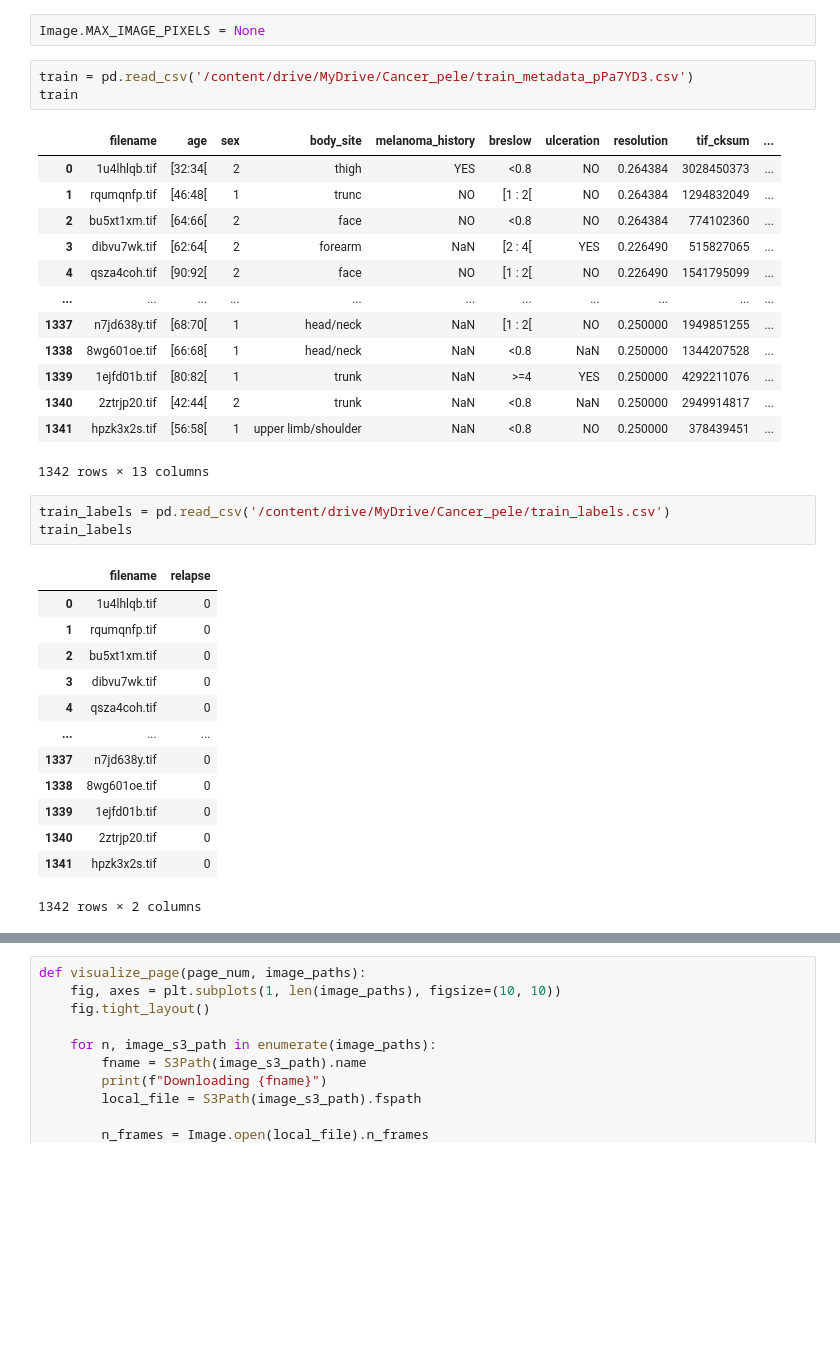
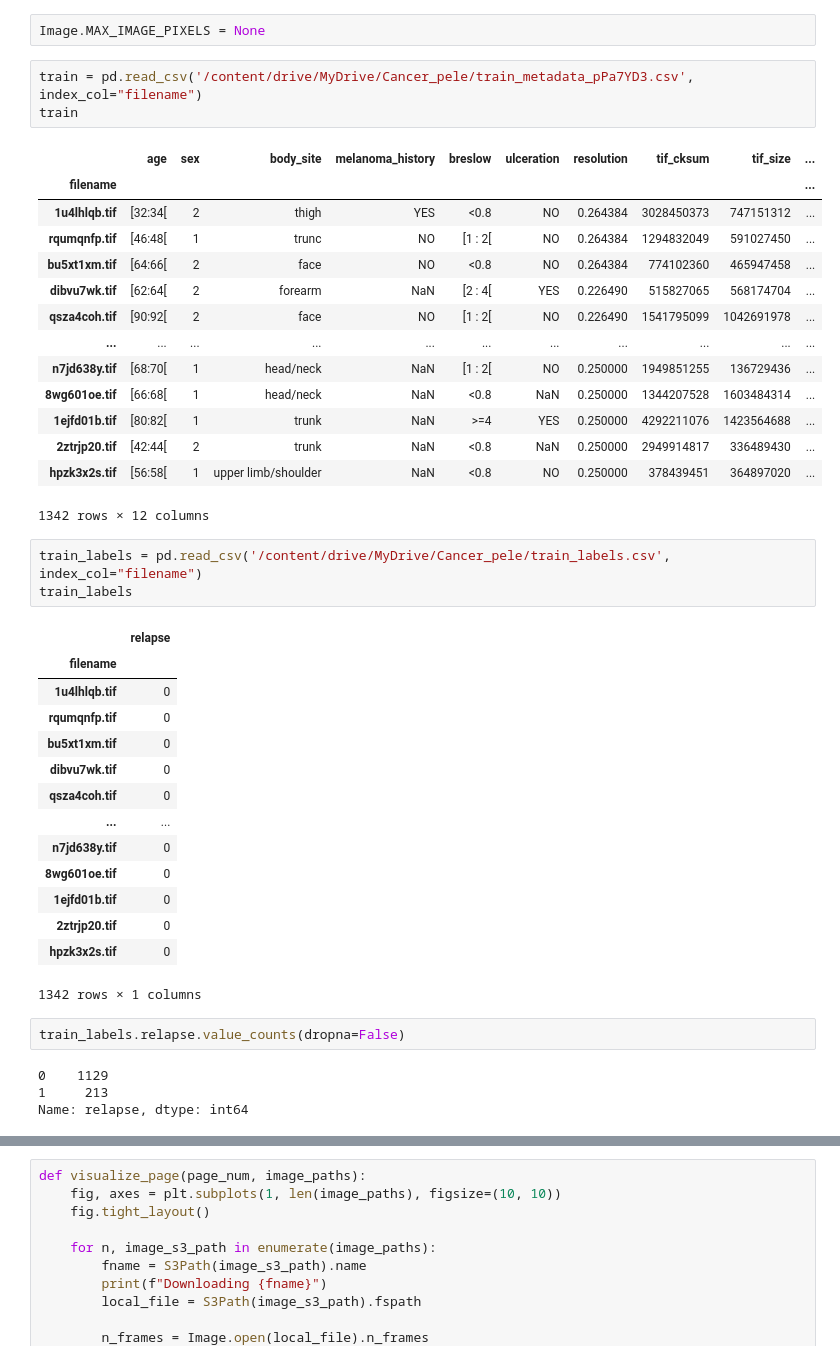
Before and after one commit to lucasfreire01/Cancer_pele, a Jupyter notebook: Cancer_pele.ipynb, the cells around one changed output, grey strips where cells are left out. Cells and saved outputs as stored; diff of their text form; blank space fills up the shorter version.

```diff
--- a/Cancer_pele.ipynb
+++ b/Cancer_pele.ipynb
@@ -51,37 +80,45 @@ from PIL import Image
 # %%
 Image.MAX_IMAGE_PIXELS = None
 # %%
-train = pd.read_csv('/content/drive/MyDrive/Cancer_pele/train_metadata_pPa7YD3.csv')
+train = pd.read_csv('/content/drive/MyDrive/Cancer_pele/train_metadata_pPa7YD3.csv', index_col="filename")
 train
 # %% [output]
-|  | filename | age | sex | body_site | melanoma_history | breslow | ulceration | resolution | tif_cksum | ... |
-| 0 | 1u4lhlqb.tif | [32:34[ | 2 | thigh | YES | <0.8 | NO | 0.264384 | 3028450373 | ... |
-| 1 | rqumqnfp.tif | [46:48[ | 1 | trunc | NO | [1 : 2[ | NO | 0.264384 | 1294832049 | ... |
-| 2 | bu5xt1xm.tif | [64:66[ | 2 | face | NO | <0.8 | NO | 0.264384 | 774102360 | ... |
-| 3 | dibvu7wk.tif | [62:64[ | 2 | forearm | NaN | [2 : 4[ | YES | 0.226490 | 515827065 | ... |
-| 4 | qsza4coh.tif | [90:92[ | 2 | face | NO | [1 : 2[ | NO | 0.226490 | 1541795099 | ... |
+|  | age | sex | body_site | melanoma_history | breslow | ulceration | resolution | tif_cksum | tif_size | ... |
+| filename |  |  |  |  |  |  |  |  |  | ... |
+| 1u4lhlqb.tif | [32:34[ | 2 | thigh | YES | <0.8 | NO | 0.264384 | 3028450373 | 747151312 | ... |
+| rqumqnfp.tif | [46:48[ | 1 | trunc | NO | [1 : 2[ | NO | 0.264384 | 1294832049 | 591027450 | ... |
+| bu5xt1xm.tif | [64:66[ | 2 | face | NO | <0.8 | NO | 0.264384 | 774102360 | 465947458 | ... |
+| dibvu7wk.tif | [62:64[ | 2 | forearm | NaN | [2 : 4[ | YES | 0.226490 | 515827065 | 568174704 | ... |
+| qsza4coh.tif | [90:92[ | 2 | face | NO | [1 : 2[ | NO | 0.226490 | 1541795099 | 1042691978 | ... |
 | ... | ... | ... | ... | ... | ... | ... | ... | ... | ... | ... |
-| 1337 | n7jd638y.tif | [68:70[ | 1 | head/neck | NaN | [1 : 2[ | NO | 0.250000 | 1949851255 | ... |
-| 1338 | 8wg601oe.tif | [66:68[ | 1 | head/neck | NaN | <0.8 | NaN | 0.250000 | 1344207528 | ... |
-| 1339 | 1ejfd01b.tif | [80:82[ | 1 | trunk | NaN | >=4 | YES | 0.250000 | 4292211076 | ... |
-| 1340 | 2ztrjp20.tif | [42:44[ | 2 | trunk | NaN | <0.8 | NaN | 0.250000 | 2949914817 | ... |
-| 1341 | hpzk3x2s.tif | [56:58[ | 1 | upper limb/shoulder | NaN | <0.8 | NO | 0.250000 | 378439451 | ... |
+| n7jd638y.tif | [68:70[ | 1 | head/neck | NaN | [1 : 2[ | NO | 0.250000 | 1949851255 | 136729436 | ... |
+| 8wg601oe.tif | [66:68[ | 1 | head/neck | NaN | <0.8 | NaN | 0.250000 | 1344207528 | 1603484314 | ... |
+| 1ejfd01b.tif | [80:82[ | 1 | trunk | NaN | >=4 | YES | 0.250000 | 4292211076 | 1423564688 | ... |
+| 2ztrjp20.tif | [42:44[ | 2 | trunk | NaN | <0.8 | NaN | 0.250000 | 2949914817 | 336489430 | ... |
+| hpzk3x2s.tif | [56:58[ | 1 | upper limb/shoulder | NaN | <0.8 | NO | 0.250000 | 378439451 | 364897020 | ... |
-1342 rows × 13 columns
+1342 rows × 12 columns
 # %%
-train_labels = pd.read_csv('/content/drive/MyDrive/Cancer_pele/train_labels.csv')
+train_labels = pd.read_csv('/content/drive/MyDrive/Cancer_pele/train_labels.csv', index_col="filename")
 train_labels
 # %% [output]
-|  | filename | relapse |
-| 0 | 1u4lhlqb.tif | 0 |
-| 1 | rqumqnfp.tif | 0 |
-| 2 | bu5xt1xm.tif | 0 |
-| 3 | dibvu7wk.tif | 0 |
-| 4 | qsza4coh.tif | 0 |
-| ... | ... | ... |
-| 1337 | n7jd638y.tif | 0 |
-| 1338 | 8wg601oe.tif | 0 |
-| 1339 | 1ejfd01b.tif | 0 |
-| 1340 | 2ztrjp20.tif | 0 |
-| 1341 | hpzk3x2s.tif | 0 |
+|  | relapse |
+| filename |  |
+| 1u4lhlqb.tif | 0 |
+| rqumqnfp.tif | 0 |
+| bu5xt1xm.tif | 0 |
+| dibvu7wk.tif | 0 |
+| qsza4coh.tif | 0 |
+| ... | ... |
+| n7jd638y.tif | 0 |
+| 8wg601oe.tif | 0 |
+| 1ejfd01b.tif | 0 |
+| 2ztrjp20.tif | 0 |
+| hpzk3x2s.tif | 0 |
-1342 rows × 2 columns
+1342 rows × 1 columns
+# %%
+train_labels.relapse.value_counts(dropna=False)
+# %% [output]
+0    1129
+1     213
+Name: relapse, dtype: int64
 # %%
```
Also changed, not shown: parts of 7 cells of this notebook.
